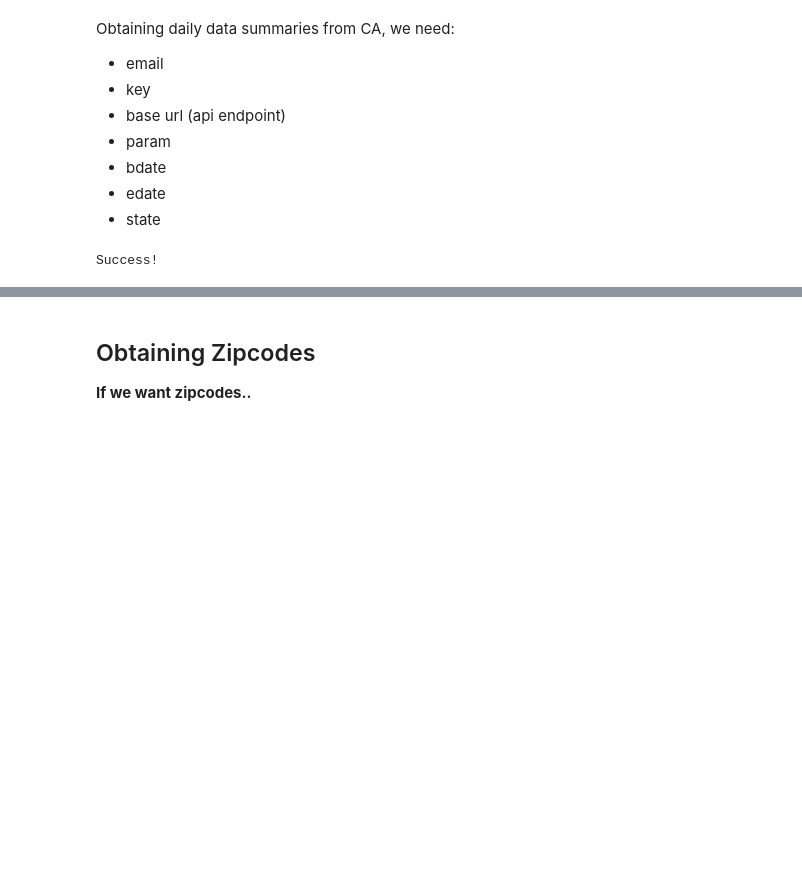
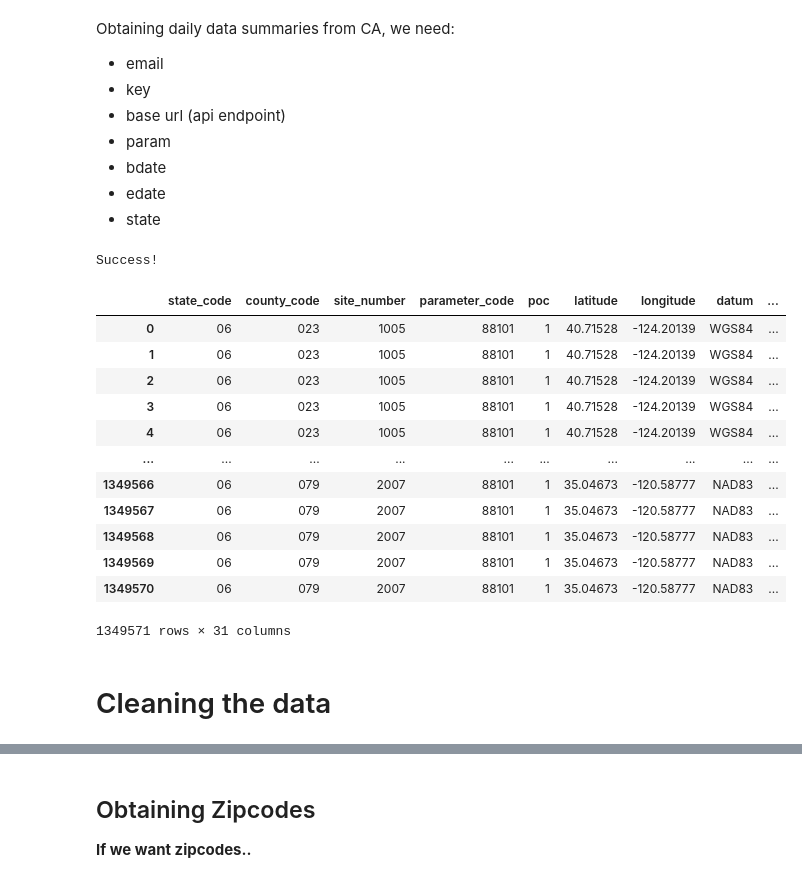
Before and after one commit to joelbray/team-103-project, a Jupyter notebook: aqs/aqs_initialize_dataset.ipynb, the cells around one changed output, grey strips where cells are left out. Cells and saved outputs as stored; diff of their text form; code cells hidden in the pictures; blank space fills up the shorter version.

```diff
--- a/aqs/aqs_initialize_dataset.ipynb
+++ b/aqs/aqs_initialize_dataset.ipynb
@@ -90,0 +93,16 @@ raw_df = pd.concat(raw_frames)
+# %%
+raw_df
+# %% [output]
+|  | state_code | county_code | site_number | parameter_code | poc | latitude | longitude | datum | ... |
+| 0 | 06 | 023 | 1005 | 88101 | 1 | 40.71528 | -124.20139 | WGS84 | ... |
+| 1 | 06 | 023 | 1005 | 88101 | 1 | 40.71528 | -124.20139 | WGS84 | ... |
+| 2 | 06 | 023 | 1005 | 88101 | 1 | 40.71528 | -124.20139 | WGS84 | ... |
+| 3 | 06 | 023 | 1005 | 88101 | 1 | 40.71528 | -124.20139 | WGS84 | ... |
+| 4 | 06 | 023 | 1005 | 88101 | 1 | 40.71528 | -124.20139 | WGS84 | ... |
+| ... | ... | ... | ... | ... | ... | ... | ... | ... | ... |
+| 1349566 | 06 | 079 | 2007 | 88101 | 1 | 35.04673 | -120.58777 | NAD83 | ... |
+| 1349567 | 06 | 079 | 2007 | 88101 | 1 | 35.04673 | -120.58777 | NAD83 | ... |
+| 1349568 | 06 | 079 | 2007 | 88101 | 1 | 35.04673 | -120.58777 | NAD83 | ... |
+| 1349569 | 06 | 079 | 2007 | 88101 | 1 | 35.04673 | -120.58777 | NAD83 | ... |
+| 1349570 | 06 | 079 | 2007 | 88101 | 1 | 35.04673 | -120.58777 | NAD83 | ... |
+1349571 rows × 31 columns
@@ -91,2 +114,4 @@ raw_df = pd.concat(raw_frames)
+# %% [markdown]
+# Cleaning the data #
 # %%
 aqs_df = raw_df.copy()
```
Also changed, not shown: parts of 23 cells of this notebook.
